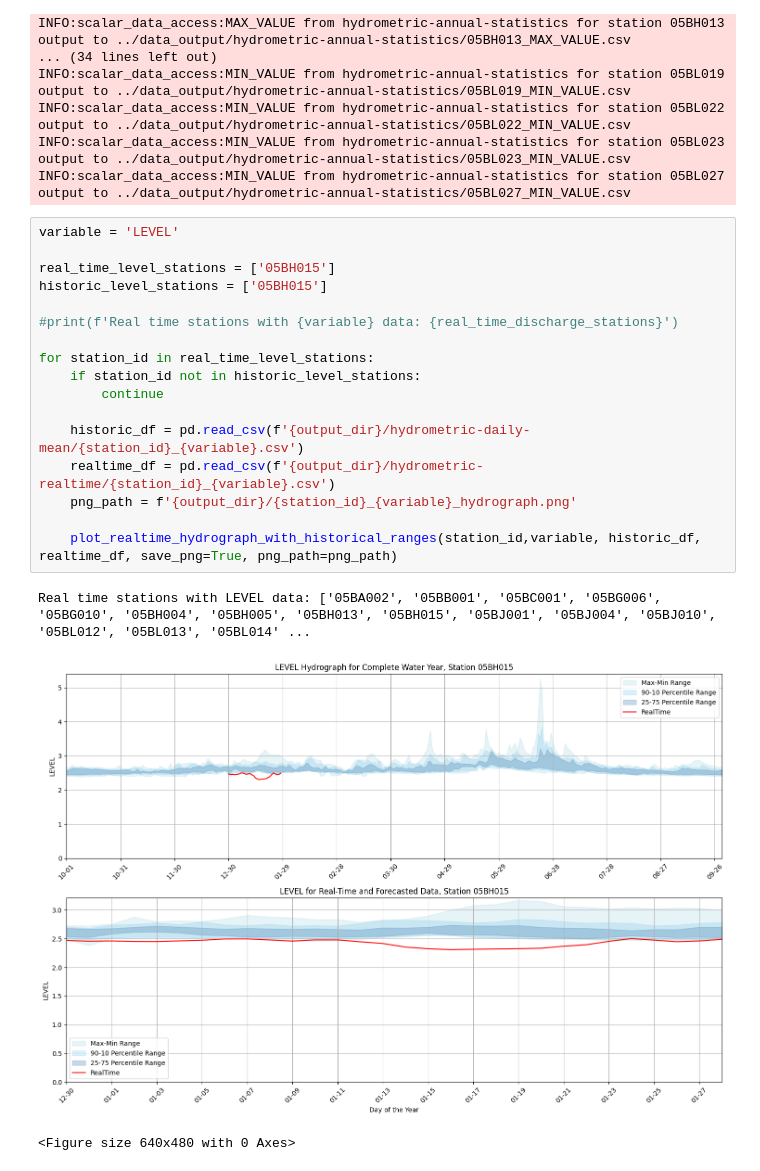
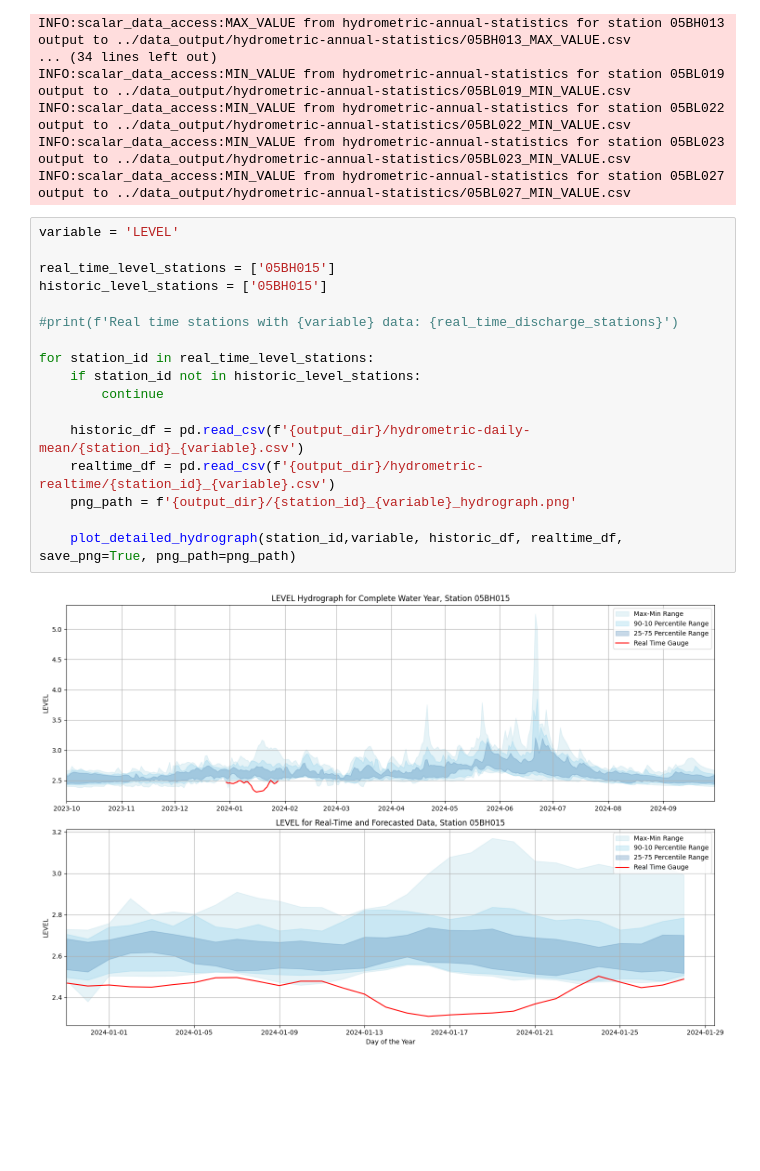
Before and after one commit to DaveCasson/ForecastFloodImpact, a Jupyter notebook: notebooks/access_hydro_observations.ipynb, the cells around one changed output. Saved outputs shown, nothing was run; the diff lists cells and outputs as text; blank space fills up the shorter version.

```diff
--- a/notebooks/access_hydro_observations.ipynb
+++ b/notebooks/access_hydro_observations.ipynb
@@ -172,21 +198,19 @@ INFO:scalar_data_access:MIN_VALUE from hydrometric-annual-statistics for station
 # %%
 variable = 'LEVEL'
 
 real_time_level_stations = ['05BH015']
 historic_level_stations = ['05BH015']
 
 #print(f'Real time stations with {variable} data: {real_time_discharge_stations}')
 
 for station_id in real_time_level_stations:
     if station_id not in historic_level_stations:
         continue
 
     historic_df = pd.read_csv(f'{output_dir}/hydrometric-daily-mean/{station_id}_{variable}.csv')
     realtime_df = pd.read_csv(f'{output_dir}/hydrometric-realtime/{station_id}_{variable}.csv')
     png_path = f'{output_dir}/{station_id}_{variable}_hydrograph.png'
 
-    plot_realtime_hydrograph_with_historical_ranges(station_id,variable, historic_df, realtime_df, save_png=True, png_path=png_path)
+    plot_detailed_hydrograph(station_id,variable, historic_df, realtime_df, save_png=True, png_path=png_path)
 # %% [output]
-Real time stations with LEVEL data: ['05BA002', '05BB001', '05BC001', '05BG006', '05BG010', '05BH004', '05BH005', '05BH013', '05BH015', '05BJ001', '05BJ004', '05BJ010', '05BL012', '05BL013', '05BL014' ...
-[figure, old version]
+[figure, new version]
-<Figure size 640x480 with 0 Axes>
```
Also changed, not shown: parts of 4 cells of this notebook, 7 other files.
